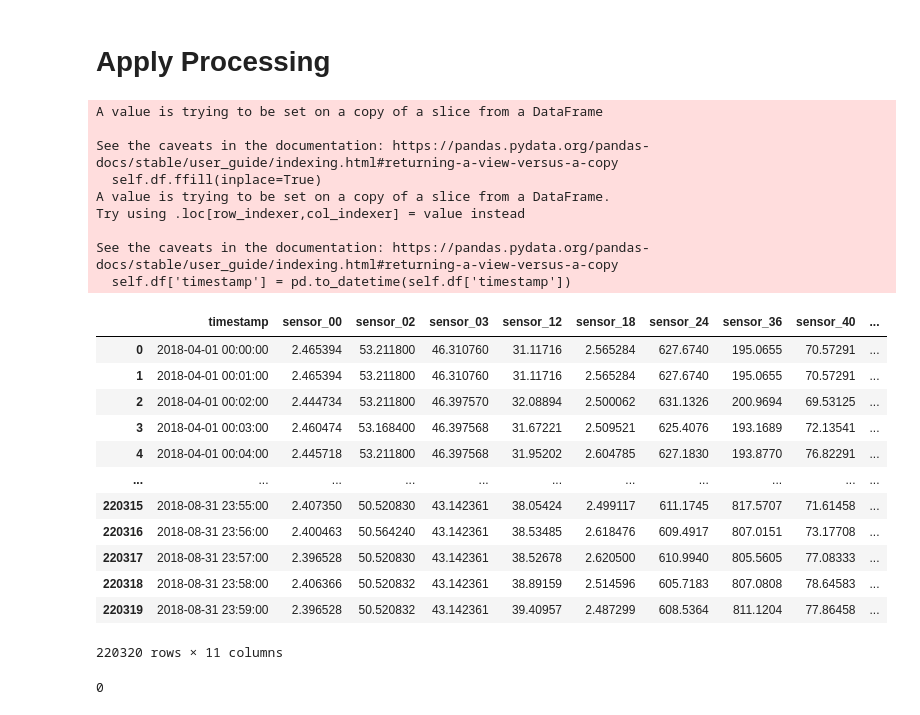
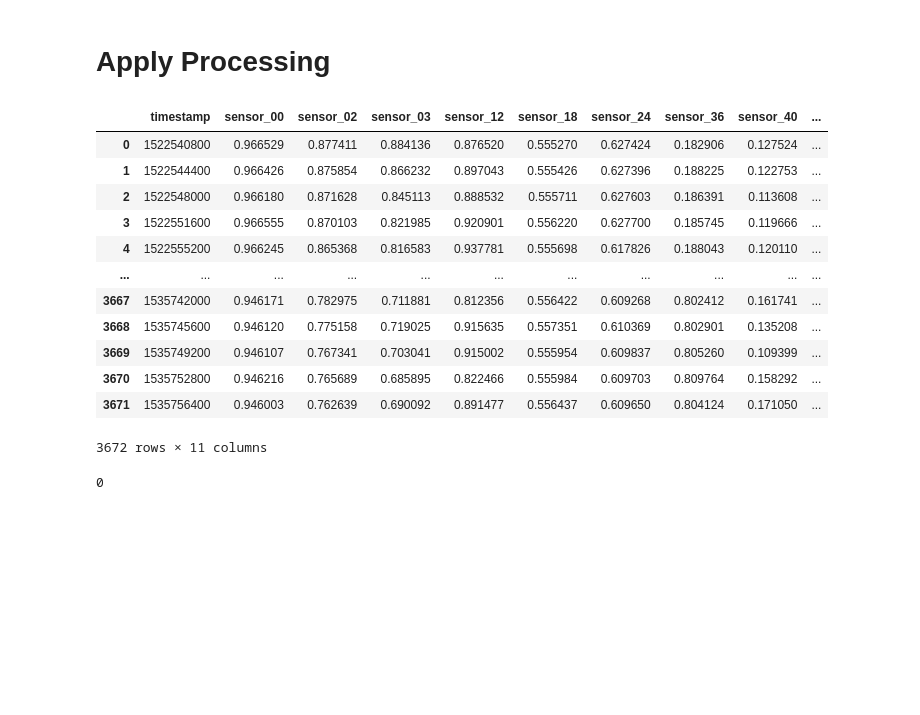
Before and after one commit to Daniel-Elston/pump-sensor, a Jupyter notebook: notebooks/exploration.ipynb, the cells around one changed output. Saved outputs shown, nothing was run; the diff lists cells and outputs as text; code cells hidden in the pictures; blank space fills up the shorter version.

```diff
--- a/notebooks/exploration.ipynb
+++ b/notebooks/exploration.ipynb
@@ -191,33 +191,24 @@ df
 ---
 # %% [markdown]
 # Apply Processing
-# %%
-initial_processor = InitialProcessor(df)
-df = initial_processor.process()
-df
-# %% [output]
-A value is trying to be set on a copy of a slice from a DataFrame
-
-See the caveats in the documentation: https://pandas.pydata.org/pandas-docs/stable/user_guide/indexing.html#returning-a-view-versus-a-copy
-  self.df.ffill(inplace=True)
-A value is trying to be set on a copy of a slice from a DataFrame.
-Try using .loc[row_indexer,col_indexer] = value instead
-
-See the caveats in the documentation: https://pandas.pydata.org/pandas-docs/stable/user_guide/indexing.html#returning-a-view-versus-a-copy
-  self.df['timestamp'] = pd.to_datetime(self.df['timestamp'])
-|  | timestamp | sensor_00 | sensor_02 | sensor_03 | sensor_12 | sensor_18 | sensor_24 | sensor_36 | sensor_40 | ... |
-| 0 | 2018-04-01 00:00:00 | 2.465394 | 53.211800 | 46.310760 | 31.11716 | 2.565284 | 627.6740 | 195.0655 | 70.57291 | ... |
-| 1 | 2018-04-01 00:01:00 | 2.465394 | 53.211800 | 46.310760 | 31.11716 | 2.565284 | 627.6740 | 195.0655 | 70.57291 | ... |
-| 2 | 2018-04-01 00:02:00 | 2.444734 | 53.211800 | 46.397570 | 32.08894 | 2.500062 | 631.1326 | 200.9694 | 69.53125 | ... |
-| 3 | 2018-04-01 00:03:00 | 2.460474 | 53.168400 | 46.397568 | 31.67221 | 2.509521 | 625.4076 | 193.1689 | 72.13541 | ... |
-| 4 | 2018-04-01 00:04:00 | 2.445718 | 53.211800 | 46.397568 | 31.95202 | 2.604785 | 627.1830 | 193.8770 | 76.82291 | ... |
-| ... | ... | ... | ... | ... | ... | ... | ... | ... | ... | ... |
-| 220315 | 2018-08-31 23:55:00 | 2.407350 | 50.520830 | 43.142361 | 38.05424 | 2.499117 | 611.1745 | 817.5707 | 71.61458 | ... |
-| 220316 | 2018-08-31 23:56:00 | 2.400463 | 50.564240 | 43.142361 | 38.53485 | 2.618476 | 609.4917 | 807.0151 | 73.17708 | ... |
-| 220317 | 2018-08-31 23:57:00 | 2.396528 | 50.520830 | 43.142361 | 38.52678 | 2.620500 | 610.9940 | 805.5605 | 77.08333 | ... |
-| 220318 | 2018-08-31 23:58:00 | 2.406366 | 50.520832 | 43.142361 | 38.89159 | 2.514596 | 605.7183 | 807.0808 | 78.64583 | ... |
-| 220319 | 2018-08-31 23:59:00 | 2.396528 | 50.520832 | 43.142361 | 39.40957 | 2.487299 | 608.5364 | 811.1204 | 77.86458 | ... |
-220320 rows × 11 columns
+# %%
+processor = BaseDataProcessing(data_path, config, method='normalize', time_window='60min')
+df = processor.process()
+df
+# %% [output]
+|  | timestamp | sensor_00 | sensor_02 | sensor_03 | sensor_12 | sensor_18 | sensor_24 | sensor_36 | sensor_40 | ... |
+| 0 | 1522540800 | 0.966529 | 0.877411 | 0.884136 | 0.876520 | 0.555270 | 0.627424 | 0.182906 | 0.127524 | ... |
+| 1 | 1522544400 | 0.966426 | 0.875854 | 0.866232 | 0.897043 | 0.555426 | 0.627396 | 0.188225 | 0.122753 | ... |
+| 2 | 1522548000 | 0.966180 | 0.871628 | 0.845113 | 0.888532 | 0.555711 | 0.627603 | 0.186391 | 0.113608 | ... |
+| 3 | 1522551600 | 0.966555 | 0.870103 | 0.821985 | 0.920901 | 0.556220 | 0.627700 | 0.185745 | 0.119666 | ... |
+| 4 | 1522555200 | 0.966245 | 0.865368 | 0.816583 | 0.937781 | 0.555698 | 0.617826 | 0.188043 | 0.120110 | ... |
+| ... | ... | ... | ... | ... | ... | ... | ... | ... | ... | ... |
+| 3667 | 1535742000 | 0.946171 | 0.782975 | 0.711881 | 0.812356 | 0.556422 | 0.609268 | 0.802412 | 0.161741 | ... |
+| 3668 | 1535745600 | 0.946120 | 0.775158 | 0.719025 | 0.915635 | 0.557351 | 0.610369 | 0.802901 | 0.135208 | ... |
+| 3669 | 1535749200 | 0.946107 | 0.767341 | 0.703041 | 0.915002 | 0.555954 | 0.609837 | 0.805260 | 0.109399 | ... |
+| 3670 | 1535752800 | 0.946216 | 0.765689 | 0.685895 | 0.822466 | 0.555984 | 0.609703 | 0.809764 | 0.158292 | ... |
+| 3671 | 1535756400 | 0.946003 | 0.762639 | 0.690092 | 0.891477 | 0.556437 | 0.609650 | 0.804124 | 0.171050 | ... |
+3672 rows × 11 columns
 # %%
 meta_dict = {
     'isna': nan_counts(df),
```
Also changed, not shown: parts of 19 cells of this notebook, 14 other files.
